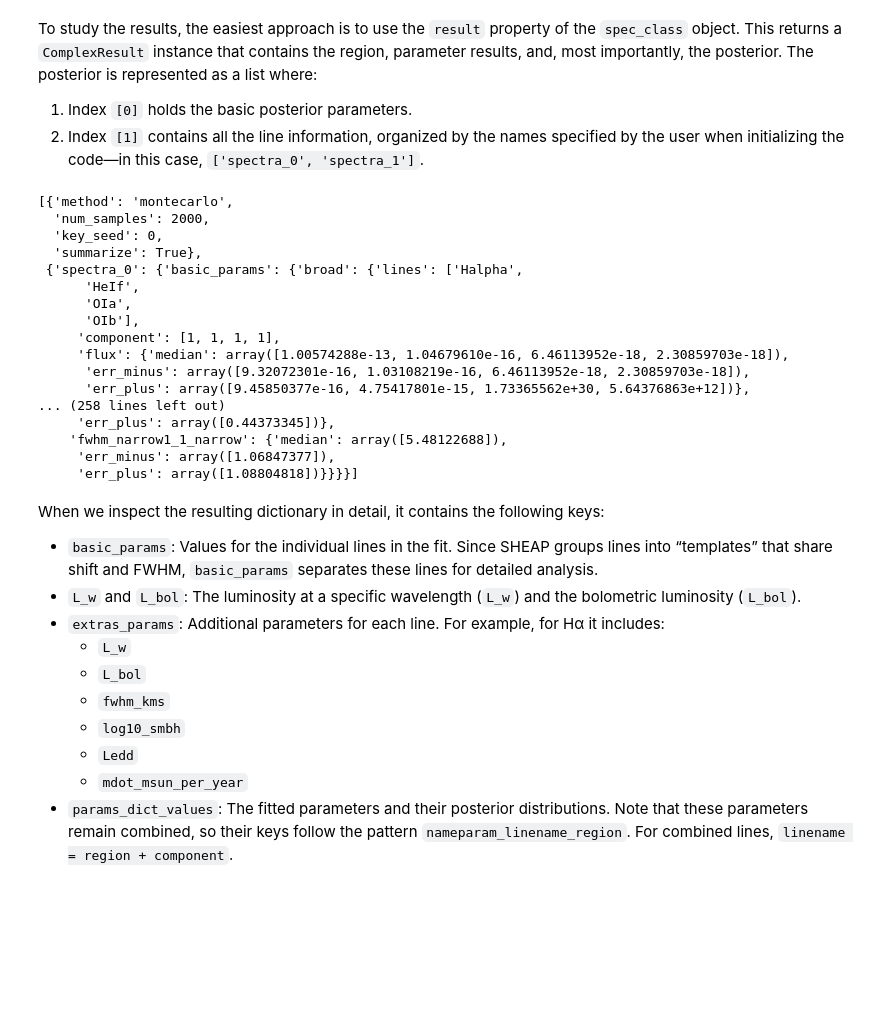
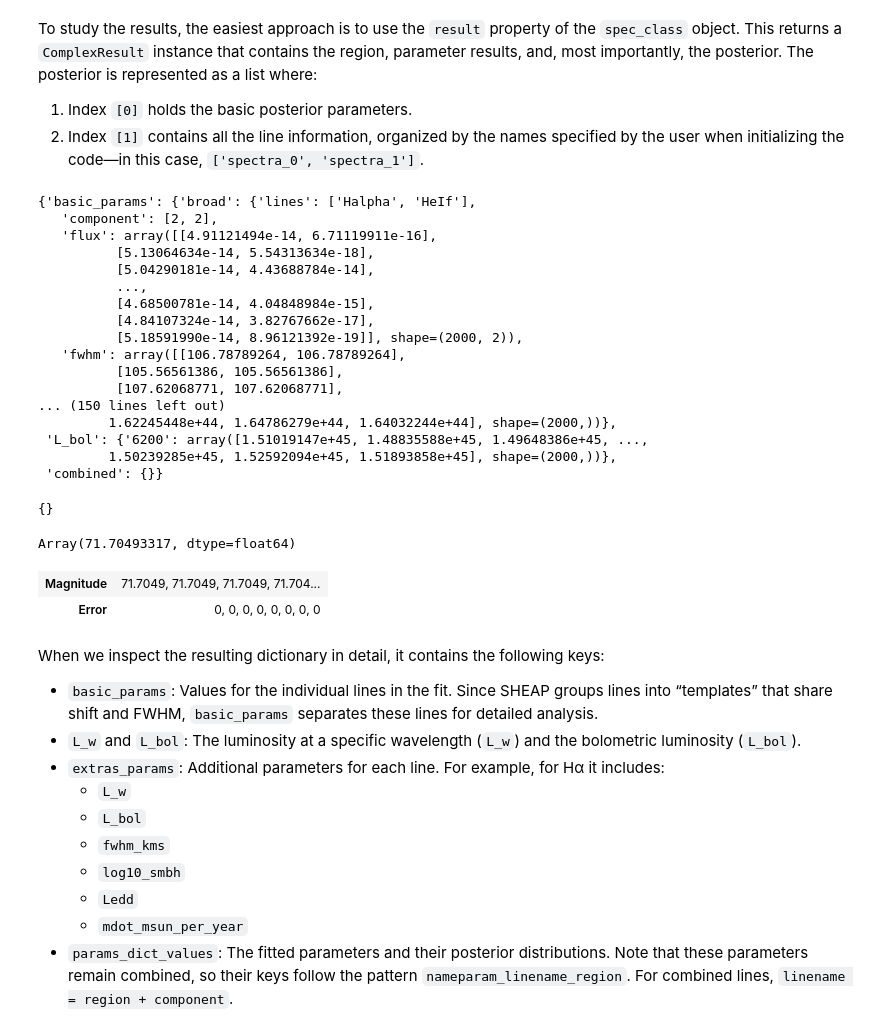
Before and after one commit to felavila/sheap, a Jupyter notebook: examples/example_1.ipynb, the cells around one changed output. Drawn from its saved outputs; the diff is of its cells as text; code cells hidden in the pictures; blank space fills up the shorter version.

```diff
--- a/examples/example_1.ipynb
+++ b/examples/example_1.ipynb
@@ -99,25 +115,40 @@ To study the results, the easiest approach is to use the `result` property of th
 1. Index `[0]` holds the basic posterior parameters.
 2. Index `[1]` contains all the line information, organized by the names specified by the user when initializing the code—in this case, `['spectra_0', 'spectra_1']`.
 # %%
-spec_class.result.posterior
+spec_class.result.posterior[1]['spectra_0']
 # %% [output]
-[{'method': 'montecarlo',
-  'num_samples': 2000,
-  'key_seed': 0,
-  'summarize': True},
- {'spectra_0': {'basic_params': {'broad': {'lines': ['Halpha',
-      'HeIf',
-      'OIa',
-      'OIb'],
-     'component': [1, 1, 1, 1],
-     'flux': {'median': array([1.00574288e-13, 1.04679610e-16, 6.46113952e-18, 2.30859703e-18]),
-      'err_minus': array([9.32072301e-16, 1.03108219e-16, 6.46113952e-18, 2.30859703e-18]),
-      'err_plus': array([9.45850377e-16, 4.75417801e-15, 1.73365562e+30, 5.64376863e+12])},
-... (258 lines left out)
-     'err_plus': array([0.44373345])},
-    'fwhm_narrow1_1_narrow': {'median': array([5.48122688]),
-     'err_minus': array([1.06847377]),
-     'err_plus': array([1.08804818])}}}}]
+{'basic_params': {'broad': {'lines': ['Halpha', 'HeIf'],
+   'component': [2, 2],
+   'flux': array([[4.91121494e-14, 6.71119911e-16],
+          [5.13064634e-14, 5.54313634e-18],
+          [5.04290181e-14, 4.43688784e-14],
+          ...,
+          [4.68500781e-14, 4.04848984e-15],
+          [4.84107324e-14, 3.82767662e-17],
+          [5.18591990e-14, 8.96121392e-19]], shape=(2000, 2)),
+   'fwhm': array([[106.78789264, 106.78789264],
+          [105.56561386, 105.56561386],
+          [107.62068771, 107.62068771],
+... (150 lines left out)
+         1.62245448e+44, 1.64786279e+44, 1.64032244e+44], shape=(2000,))},
+ 'L_bol': {'6200': array([1.51019147e+45, 1.48835588e+45, 1.49648386e+45, ...,
+         1.50239285e+45, 1.52592094e+45, 1.51893858e+45], shape=(2000,))},
+ 'combined': {}}
+# %%
+spec_class.result.posterior[1]['spectra_1']["combined"]
+# %% [output]
+{}
+# %%
+spec_class.result.params[0][5]
+# %% [output]
+Array(71.70493317, dtype=float64)
+# %%
+posterior_single = spec_class.result.posterior[1].copy()
+# %%
+posterior_single["broad"]["fwhm"]
+# %% [output]
+| Magnitude | 71.7049, 71.7049, 71.7049, 71.704... |
+| Error | 0, 0, 0, 0, 0, 0, 0, 0 |
 # %% [markdown]
 When we inspect the resulting dictionary in detail, it contains the following keys:
 
```
Also changed, not shown: parts of 7 cells of this notebook, 13 other files.
